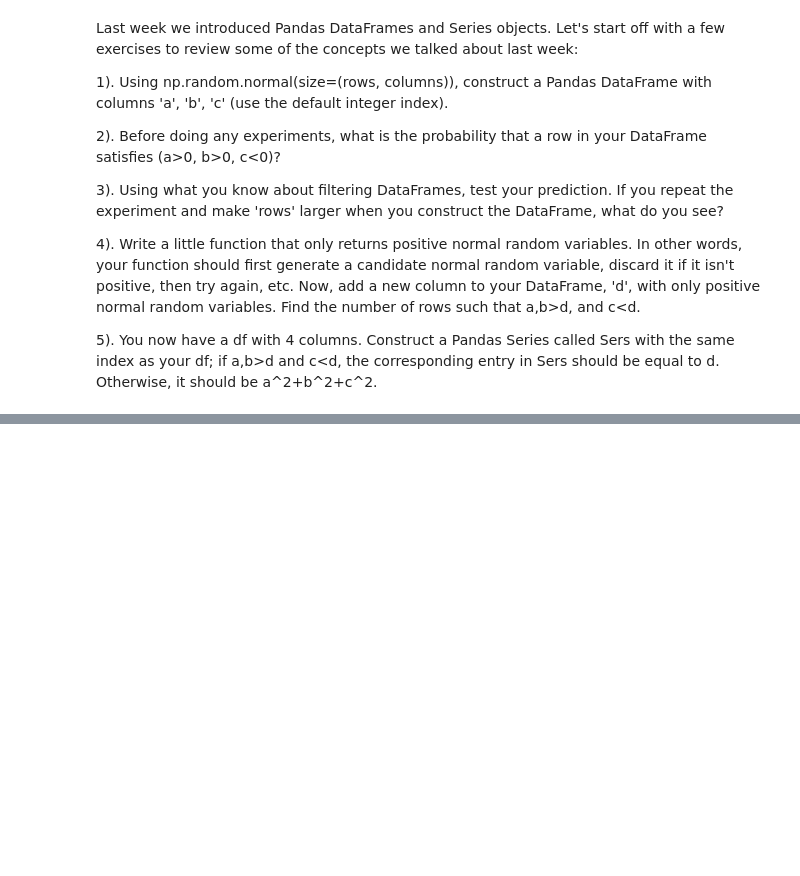
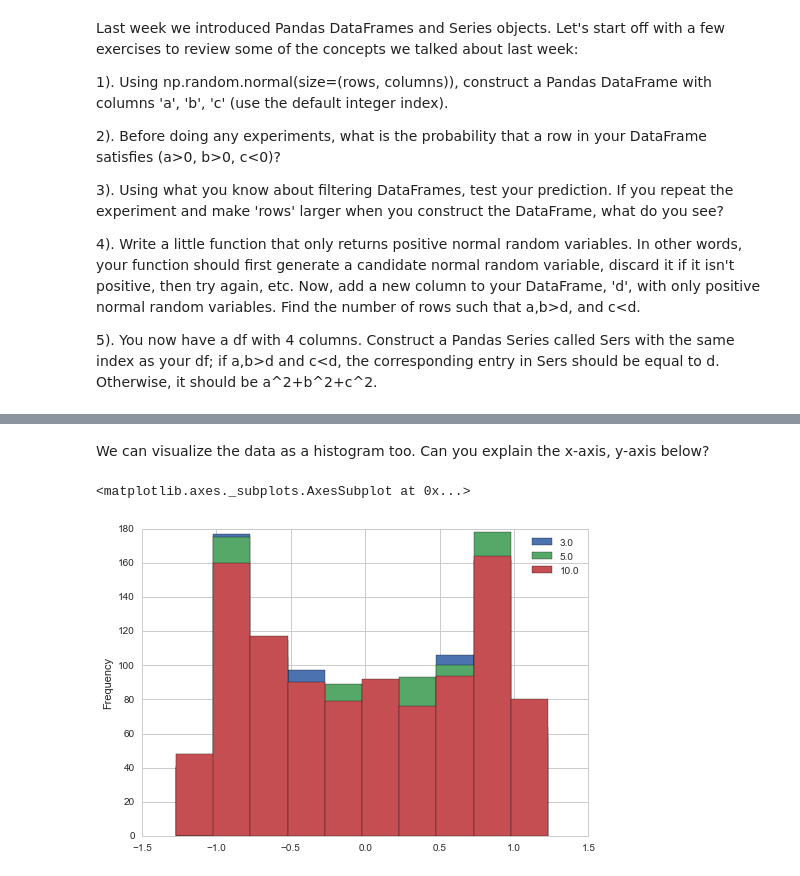
Before and after one commit to haroldfox/ts-stuy-2019, a Jupyter notebook: notebooks/02_simulating_and_visualizing_data.ipynb, the cells around one changed output, grey strips where cells are left out. Drawn from its saved outputs; the diff is of its cells as text; code cells hidden in the pictures; blank space fills up the shorter version.

```diff
--- a/notebooks/02_simulating_and_visualizing_data.ipynb
+++ b/notebooks/02_simulating_and_visualizing_data.ipynb
@@ -414,0 +76,7 @@ We can generate random numbers using numpy, a library for numerical computing in
+# %% [markdown]
+We can visualize the data as a histogram too. Can you explain the x-axis, y-axis below?
+# %%
+trig_df.plot(kind='hist')
+# %% [output]
+<matplotlib.axes._subplots.AxesSubplot at 0x...>
+[figure, added]
```
Also changed, not shown: parts of 111 cells of this notebook.
